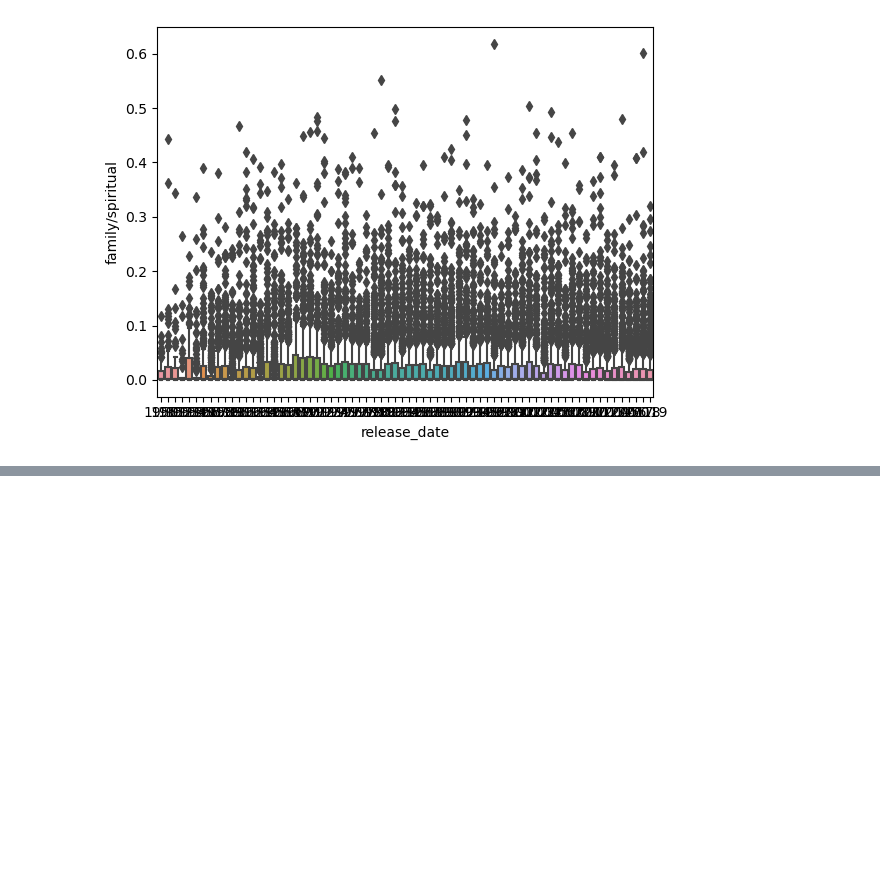
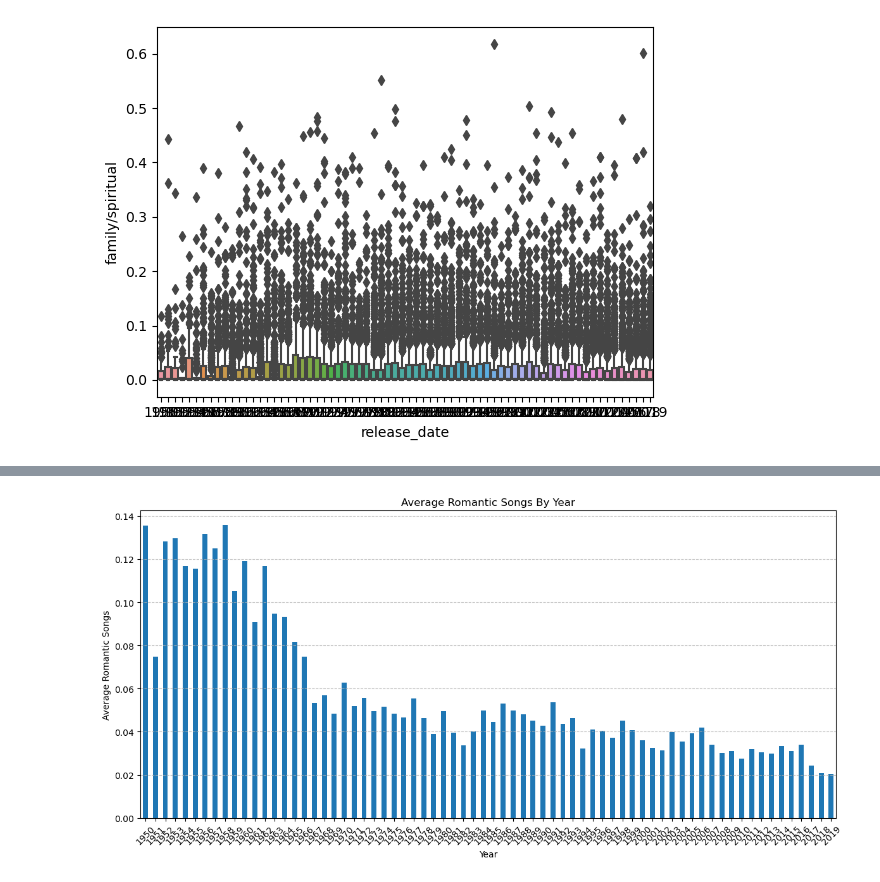
Before and after one commit to EmmanuelAweJr/Audio-Recommendation-Algorithm, a Jupyter notebook: 1_EDA.ipynb, the cells around one changed output, grey strips where cells are left out. Saved outputs shown, nothing was run; the diff lists cells and outputs as text; code cells hidden in the pictures; blank space fills up the shorter version.

```diff
--- a/1_EDA.ipynb
+++ b/1_EDA.ipynb
@@ -144,0 +214,5 @@ plt.show()
+# %%
+average_romantic_by_year = df.groupby('release_date')['romantic'].mean()
+
+# Display the result
+print(average_romantic_by_year)
@@ -144,0 +233,11 @@ plt.show()
+# %%
+average_romantic_by_year.plot(kind='bar', figsize=(12, 6))
+plt.title('Average Romantic Songs By Year')
+plt.xlabel('Year')
+plt.ylabel('Average Romantic Songs')
+plt.xticks(rotation=45)  # Rotate x-axis labels for better readability
+plt.grid(axis='y', linestyle='--', alpha=0.7)
+plt.tight_layout()
+plt.show()
+# %% [output]
+[figure, added]
```
Also changed, not shown: parts of 5 cells of this notebook.
